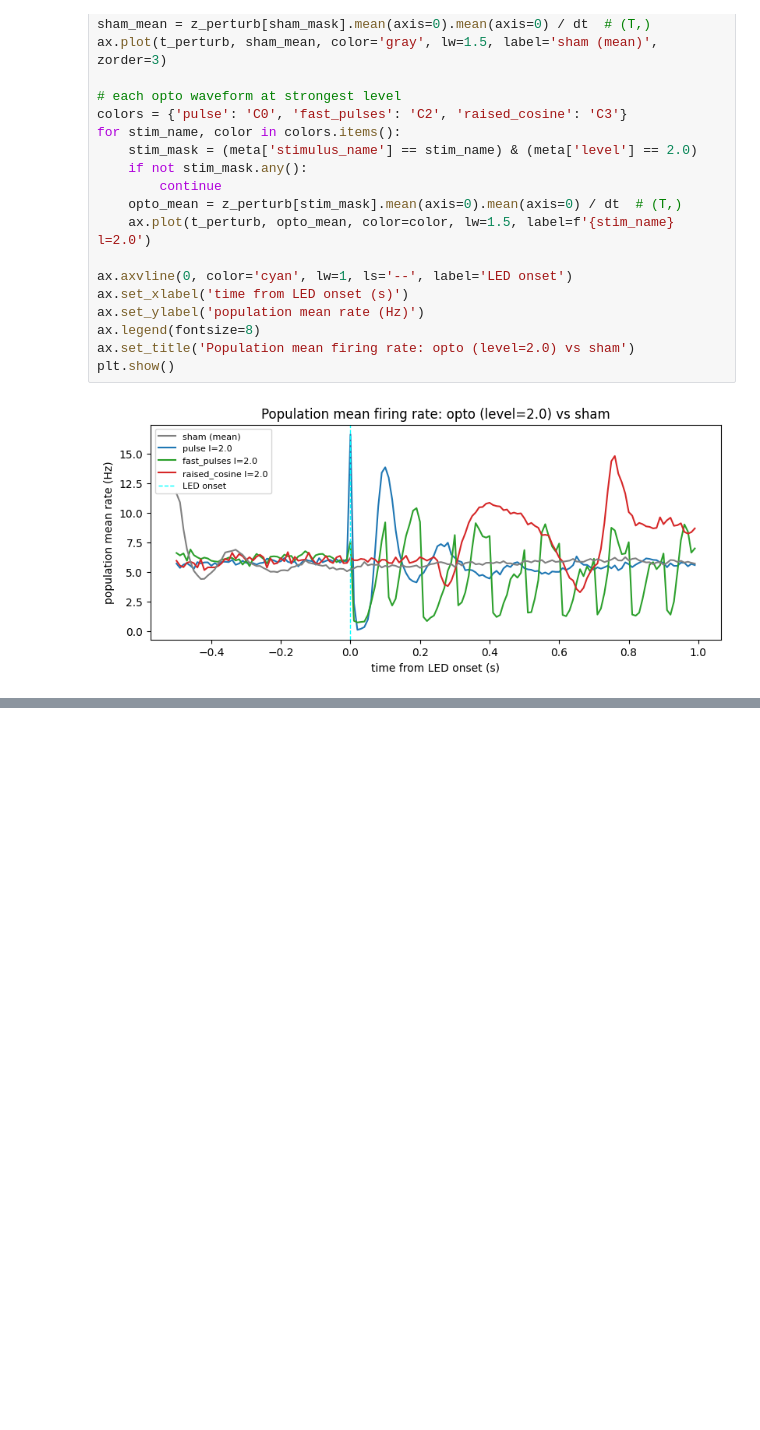
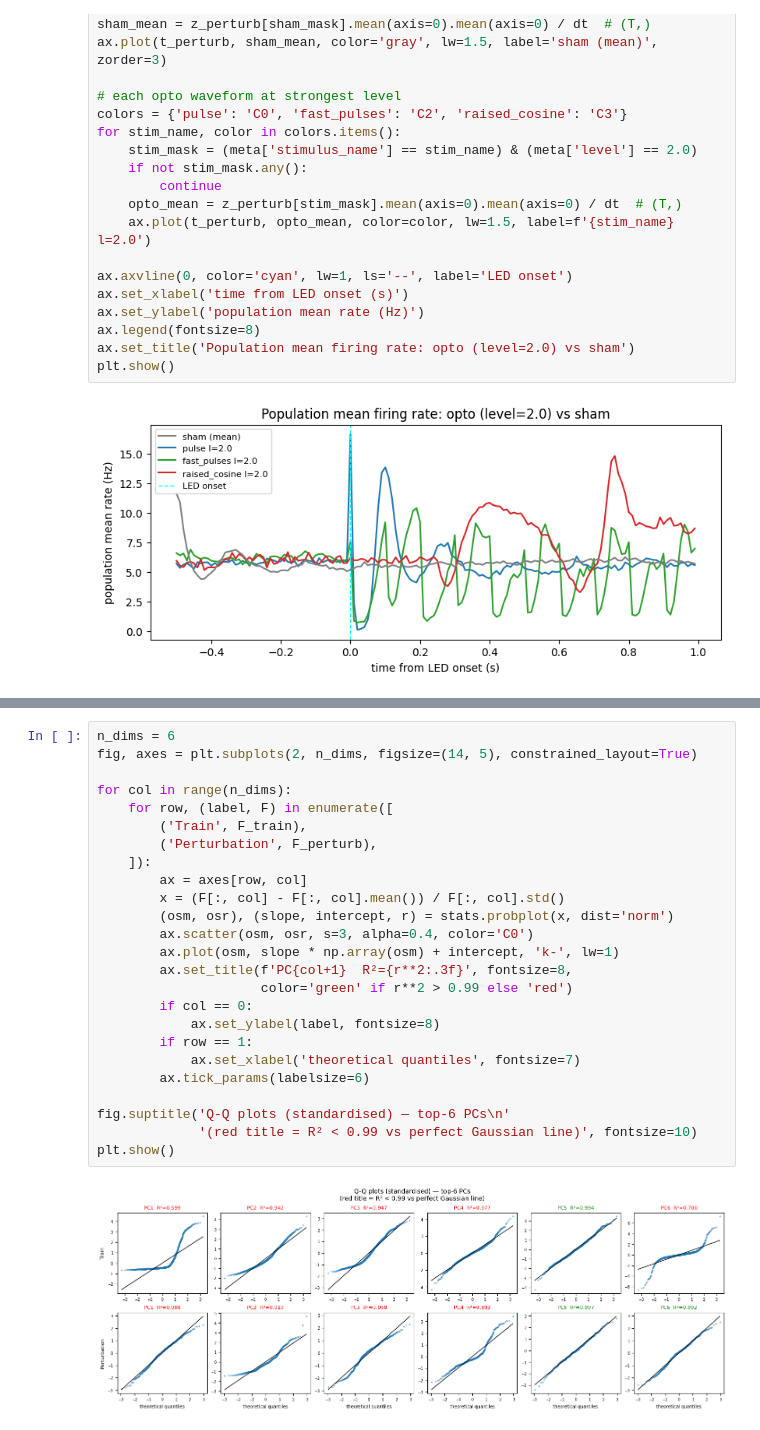
Before and after one commit to DuncDennis/perturbation_testing_tutorial, a Jupyter notebook: notebooks/data_explorations.ipynb, the cells around one changed output, grey strips where cells are left out. Cells and saved outputs as stored; diff of their text form; blank space fills up the shorter version.

```diff
--- a/notebooks/data_explorations.ipynb
+++ b/notebooks/data_explorations.ipynb
@@ -414,0 +634,27 @@ plt.show()
+# %%
+n_dims = 6
+fig, axes = plt.subplots(2, n_dims, figsize=(14, 5), constrained_layout=True)
+
+for col in range(n_dims):
+    for row, (label, F) in enumerate([
+        ('Train', F_train),
+        ('Perturbation', F_perturb),
+    ]):
+        ax = axes[row, col]
+        x = (F[:, col] - F[:, col].mean()) / F[:, col].std()
+        (osm, osr), (slope, intercept, r) = stats.probplot(x, dist='norm')
+        ax.scatter(osm, osr, s=3, alpha=0.4, color='C0')
+        ax.plot(osm, slope * np.array(osm) + intercept, 'k-', lw=1)
+        ax.set_title(f'PC{col+1}  R²={r**2:.3f}', fontsize=8,
+                     color='green' if r**2 > 0.99 else 'red')
+        if col == 0:
+            ax.set_ylabel(label, fontsize=8)
+        if row == 1:
+            ax.set_xlabel('theoretical quantiles', fontsize=7)
+        ax.tick_params(labelsize=6)
+
+fig.suptitle('Q-Q plots (standardised) — top-6 PCs\n'
+             '(red title = R² < 0.99 vs perfect Gaussian line)', fontsize=10)
+plt.show()
+# %% [output]
+[figure, added]
```
Also changed, not shown: parts of 8 cells of this notebook, 2 other files.
